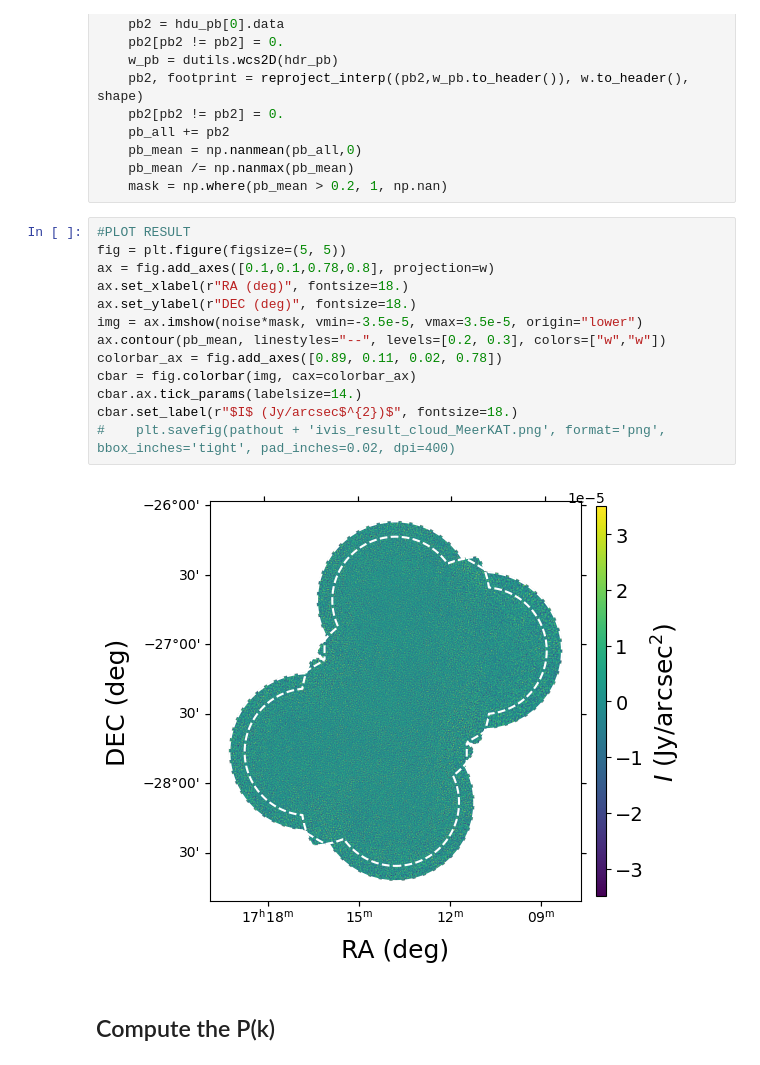
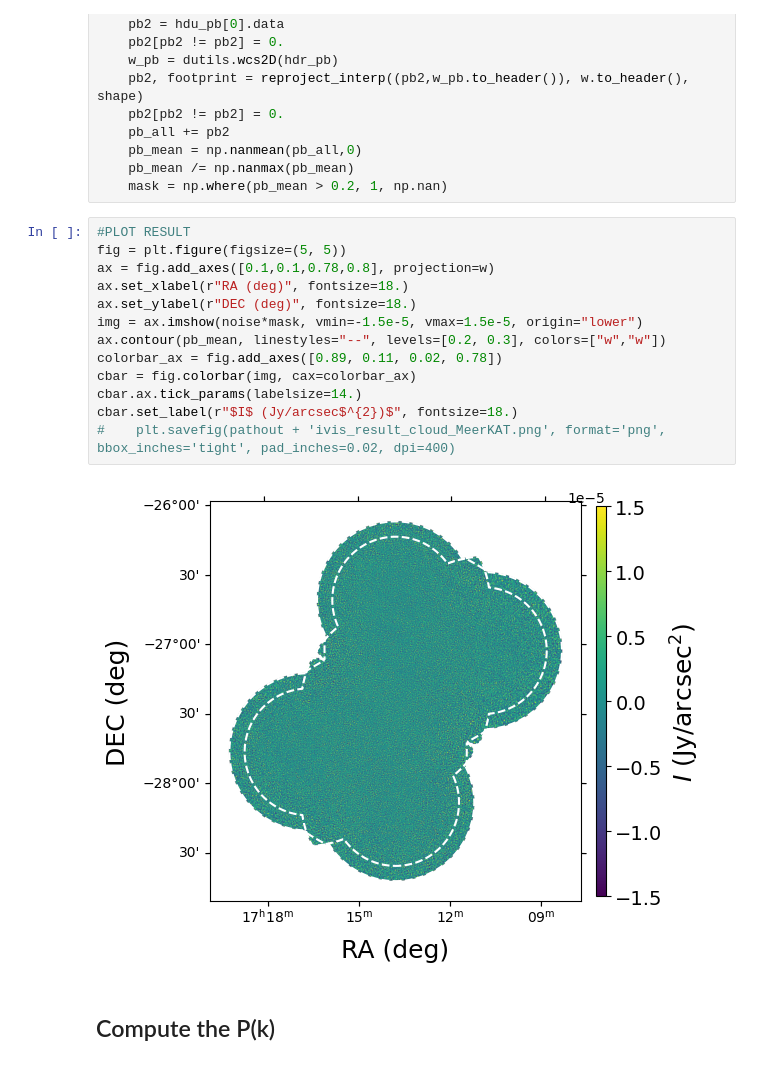
Before and after one commit to antoinemarchal/ivis, a Jupyter notebook: docs/tutorials/noise.ipynb, the cells around one changed output. Drawn from its saved outputs; the diff is of its cells as text.

Commit message:
add noise tutorial

```diff
--- a/docs/tutorials/noise.ipynb
+++ b/docs/tutorials/noise.ipynb
@@ -208,18 +208,18 @@ for i in tqdm(np.arange(n_beams)):
 # %%
 #PLOT RESULT
 fig = plt.figure(figsize=(5, 5))
 ax = fig.add_axes([0.1,0.1,0.78,0.8], projection=w)
 ax.set_xlabel(r"RA (deg)", fontsize=18.)
 ax.set_ylabel(r"DEC (deg)", fontsize=18.)
-img = ax.imshow(noise*mask, vmin=-3.5e-5, vmax=3.5e-5, origin="lower")
+img = ax.imshow(noise*mask, vmin=-1.5e-5, vmax=1.5e-5, origin="lower")
 ax.contour(pb_mean, linestyles="--", levels=[0.2, 0.3], colors=["w","w"])
 colorbar_ax = fig.add_axes([0.89, 0.11, 0.02, 0.78])
 cbar = fig.colorbar(img, cax=colorbar_ax)
 cbar.ax.tick_params(labelsize=14.)
 cbar.set_label(r"$I$ (Jy/arcsec$^{2})$", fontsize=18.)
 #    plt.savefig(pathout + 'ivis_result_cloud_MeerKAT.png', format='png', bbox_inches='tight', pad_inches=0.02, dpi=400)
 # %% [output]
-[figure, old version]
+[figure, new version]
 # %% [markdown]
 ## Compute the P(k)
 # %%
```
Also changed, not shown: parts of 7 cells of this notebook.
